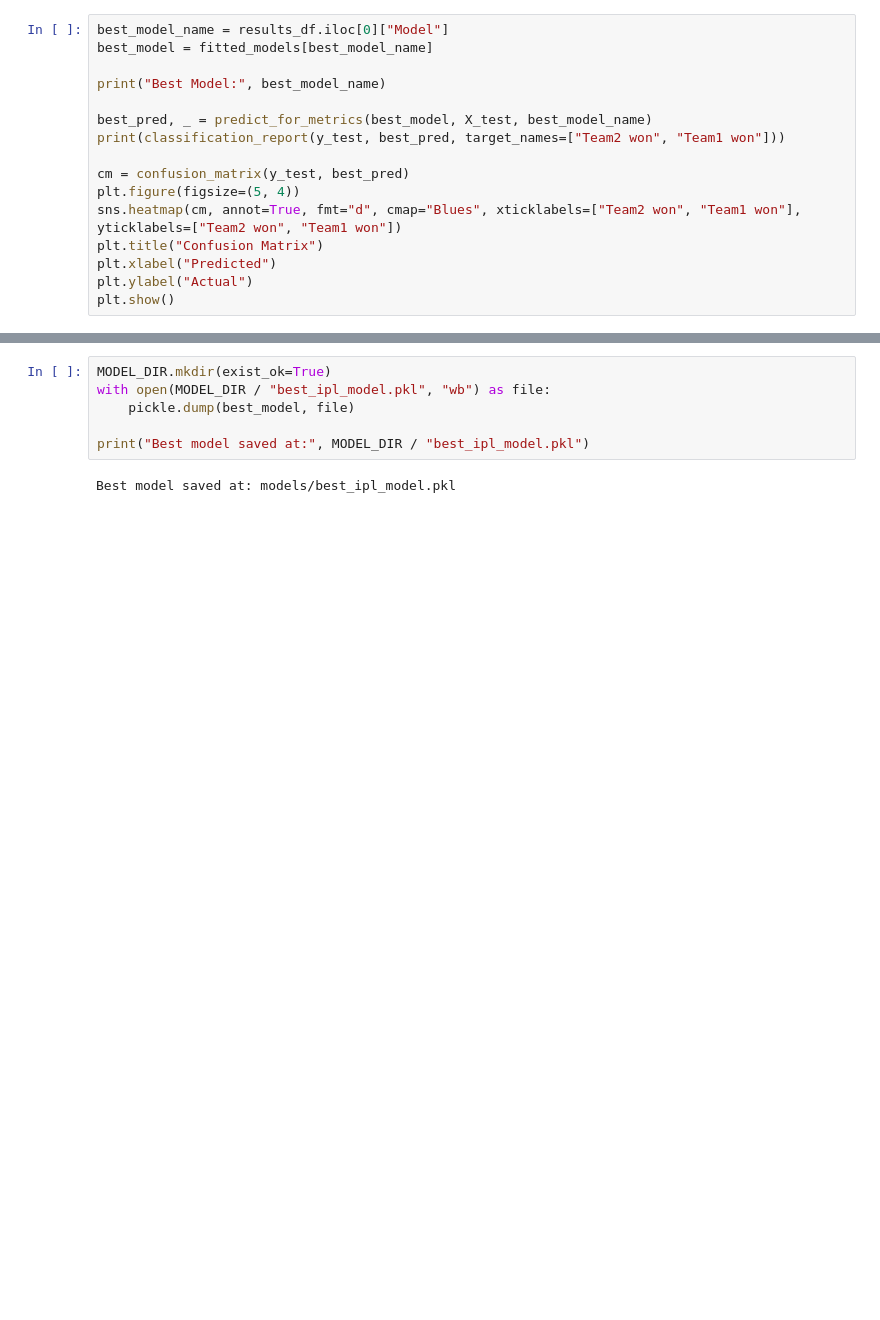
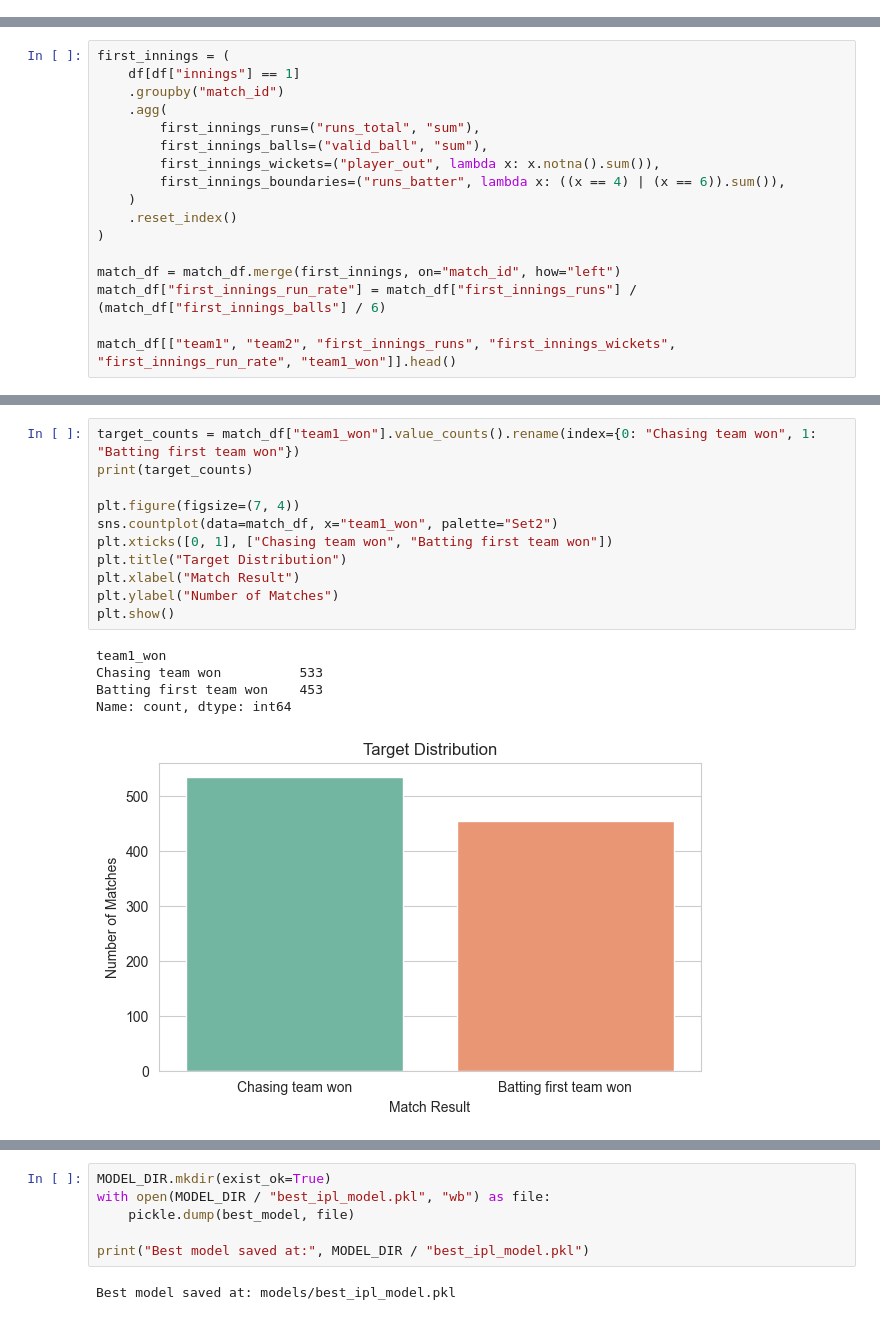
Before and after one commit to IamPrakashRaj/ipl-match-winner-prediction, a Jupyter notebook: ipl_winner_prediction.ipynb, the cells around one changed output, grey strips where cells are left out. Drawn from its saved outputs; the diff is of its cells as text; blank space fills up the shorter version.

Commit message:
Improve IPL prediction EDA and metrics

```diff
--- a/ipl_winner_prediction.ipynb
+++ b/ipl_winner_prediction.ipynb
@@ -419,16 +0,0 @@ Training Random Forest
-# %%
-best_model_name = results_df.iloc[0]["Model"]
-best_model = fitted_models[best_model_name]
-
-print("Best Model:", best_model_name)
-
-best_pred, _ = predict_for_metrics(best_model, X_test, best_model_name)
-print(classification_report(y_test, best_pred, target_names=["Team2 won", "Team1 won"]))
-
-cm = confusion_matrix(y_test, best_pred)
-plt.figure(figsize=(5, 4))
-sns.heatmap(cm, annot=True, fmt="d", cmap="Blues", xticklabels=["Team2 won", "Team1 won"], yticklabels=["Team2 won", "Team1 won"])
-plt.title("Confusion Matrix")
-plt.xlabel("Predicted")
-plt.ylabel("Actual")
-plt.show()
@@ -447,0 +164,17 @@ weighted avg       0.51      0.51      0.51       237
+# %%
+first_innings = (
+    df[df["innings"] == 1]
+    .groupby("match_id")
+    .agg(
+        first_innings_runs=("runs_total", "sum"),
+        first_innings_balls=("valid_ball", "sum"),
+        first_innings_wickets=("player_out", lambda x: x.notna().sum()),
+        first_innings_boundaries=("runs_batter", lambda x: ((x == 4) | (x == 6)).sum()),
+    )
+    .reset_index()
+)
+
+match_df = match_df.merge(first_innings, on="match_id", how="left")
+match_df["first_innings_run_rate"] = match_df["first_innings_runs"] / (match_df["first_innings_balls"] / 6)
+
+match_df[["team1", "team2", "first_innings_runs", "first_innings_wickets", "first_innings_run_rate", "team1_won"]].head()
@@ -447,0 +279,17 @@ weighted avg       0.51      0.51      0.51       237
+# %%
+target_counts = match_df["team1_won"].value_counts().rename(index={0: "Chasing team won", 1: "Batting first team won"})
+print(target_counts)
+
+plt.figure(figsize=(7, 4))
+sns.countplot(data=match_df, x="team1_won", palette="Set2")
+plt.xticks([0, 1], ["Chasing team won", "Batting first team won"])
+plt.title("Target Distribution")
+plt.xlabel("Match Result")
+plt.ylabel("Number of Matches")
+plt.show()
+# %% [output]
+team1_won
+Chasing team won          533
+Batting first team won    453
+Name: count, dtype: int64
+[figure, added]
```
Also changed, not shown: parts of 62 cells of this notebook, 2 other files.
